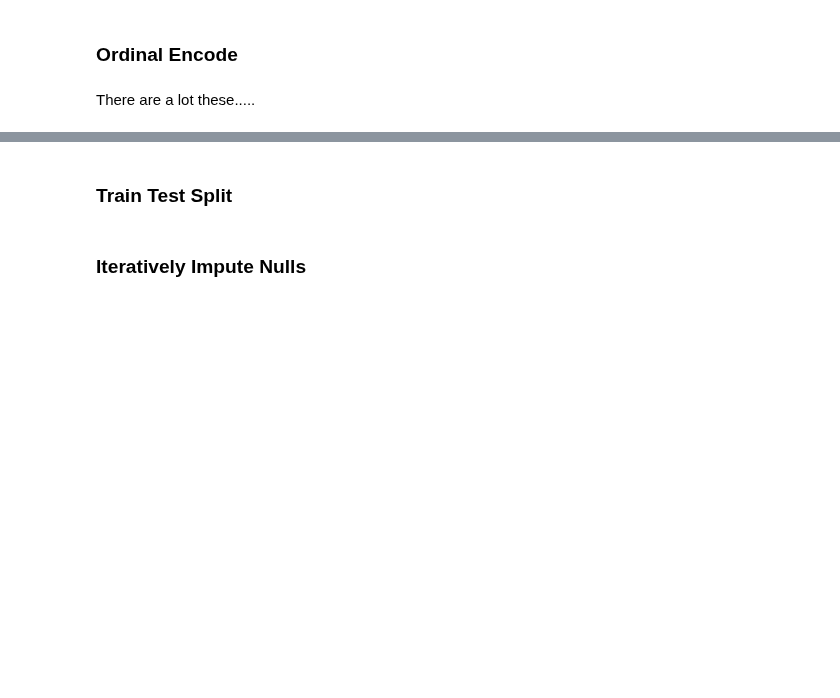
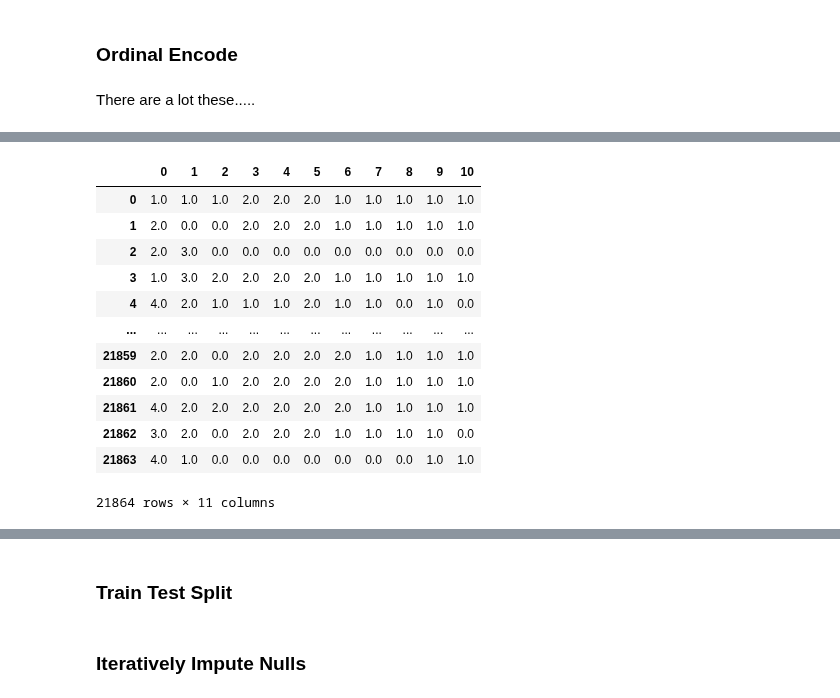
Before and after one commit to sabaiitj/Climate-Change-Survey, a Jupyter notebook: code/02_Preprocessing.ipynb, the cells around one changed output, grey strips where cells are left out. Drawn from its saved outputs; the diff is of its cells as text; code cells hidden in the pictures; blank space fills up the shorter version.

Commit message:
Added some OrdinalEncoding

```diff
--- a/code/02_Preprocessing.ipynb
+++ b/code/02_Preprocessing.ipynb
@@ -60,0 +21,5 @@ df[['generation', 'educ_category', 'income_category']].head()
+# %%
+# Replacing nulls in these columns with 'none'
+df['harm_plants_animals'].fillna('none', inplace=True)
+df['reg_CO2_pollutant'].fillna('none', inplace=True)
+df['reg_utilities'].fillna('none', inplace=True)
@@ -61,3 +43,52 @@ df[['generation', 'educ_category', 'income_category']].head()
+# %%
+# Ordinal encoding these features
+
+cats = [['Greatest (Before 1928)','Silent (1928 - 1945)',
+         'Baby Boomers (1946 - 1964)',
+         'Generation X (1965 - 1980)',
+         'Millennials (1981 - 1996)',
+         'iGen\u200e/Gen Z (1997 - )'],
+        ['Less than high school',
+         'High school',
+         'Some college',
+         'Bachelor\'s degree or higher'],
+        ['Less than $50,000',
+         '$50,000 to $99,999',
+         '$100,000 or more'],
+        ['No',"Don't know", 'Yes', 'Refused', 'none'],
+        ['No',"Don't know", 'Yes', 'Refused', 'none'],
+        ['No',"Don't know", 'Yes', 'Refused', 'none'],
+        ['Never', 'In the Future', 'Now', 'Refused'],
+        ['Oppose', 'Support', 'none', 'Refused'],
+        ['Oppose', 'Support', 'none', 'Refused'],
+        ['Oppose', 'Support', 'none', 'Refused']
+        ,['Never', 'At All', 'Refused']]
+
+o_enc = OrdinalEncoder(categories=cats)
+
+o_enc.fit(df[['generation', 'educ_category', 'income_category', 'harm_dev_countries',
+              'harm_future_gen', 'harm_plants_animals', 'when_harm_US', 'reg_CO2_pollutant',
+              'reg_utilities', 'fund_research', 'discuss_GW']])
+
+X_ord = o_enc.transform(df[['generation', 'educ_category', 'income_category', 'harm_dev_countries',
+              'harm_future_gen', 'harm_plants_animals', 'when_harm_US', 'reg_CO2_pollutant',
+              'reg_utilities', 'fund_research', 'discuss_GW']])
+
+pd.DataFrame(X_ord)
+# %% [output]
+|  | 0 | 1 | 2 | 3 | 4 | 5 | 6 | 7 | 8 | 9 | 10 |
+| 0 | 1.0 | 1.0 | 1.0 | 2.0 | 2.0 | 2.0 | 1.0 | 1.0 | 1.0 | 1.0 | 1.0 |
+| 1 | 2.0 | 0.0 | 0.0 | 2.0 | 2.0 | 2.0 | 1.0 | 1.0 | 1.0 | 1.0 | 1.0 |
+| 2 | 2.0 | 3.0 | 0.0 | 0.0 | 0.0 | 0.0 | 0.0 | 0.0 | 0.0 | 0.0 | 0.0 |
+| 3 | 1.0 | 3.0 | 2.0 | 2.0 | 2.0 | 2.0 | 1.0 | 1.0 | 1.0 | 1.0 | 1.0 |
+| 4 | 4.0 | 2.0 | 1.0 | 1.0 | 1.0 | 2.0 | 1.0 | 1.0 | 0.0 | 1.0 | 0.0 |
+| ... | ... | ... | ... | ... | ... | ... | ... | ... | ... | ... | ... |
+| 21859 | 2.0 | 2.0 | 0.0 | 2.0 | 2.0 | 2.0 | 2.0 | 1.0 | 1.0 | 1.0 | 1.0 |
+| 21860 | 2.0 | 0.0 | 1.0 | 2.0 | 2.0 | 2.0 | 2.0 | 1.0 | 1.0 | 1.0 | 1.0 |
+| 21861 | 4.0 | 2.0 | 2.0 | 2.0 | 2.0 | 2.0 | 2.0 | 1.0 | 1.0 | 1.0 | 1.0 |
+| 21862 | 3.0 | 2.0 | 0.0 | 2.0 | 2.0 | 2.0 | 1.0 | 1.0 | 1.0 | 1.0 | 0.0 |
+| 21863 | 4.0 | 1.0 | 0.0 | 0.0 | 0.0 | 0.0 | 0.0 | 0.0 | 0.0 | 1.0 | 1.0 |
+21864 rows × 11 columns
 # %%
 df['generation_ord'] = [x[0] for x in X_ord]
 df['educ_category_ord'] = [x[1] for x in X_ord]
```
Also changed, not shown: parts of 6 cells of this notebook.
